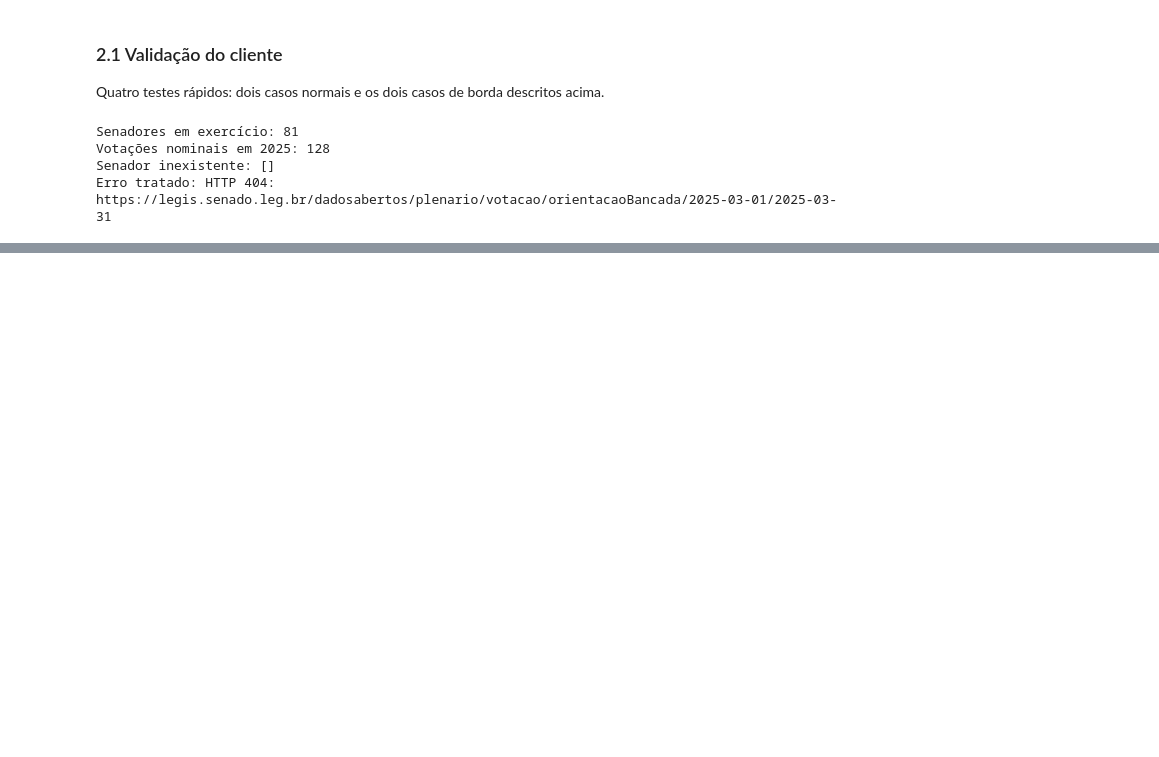
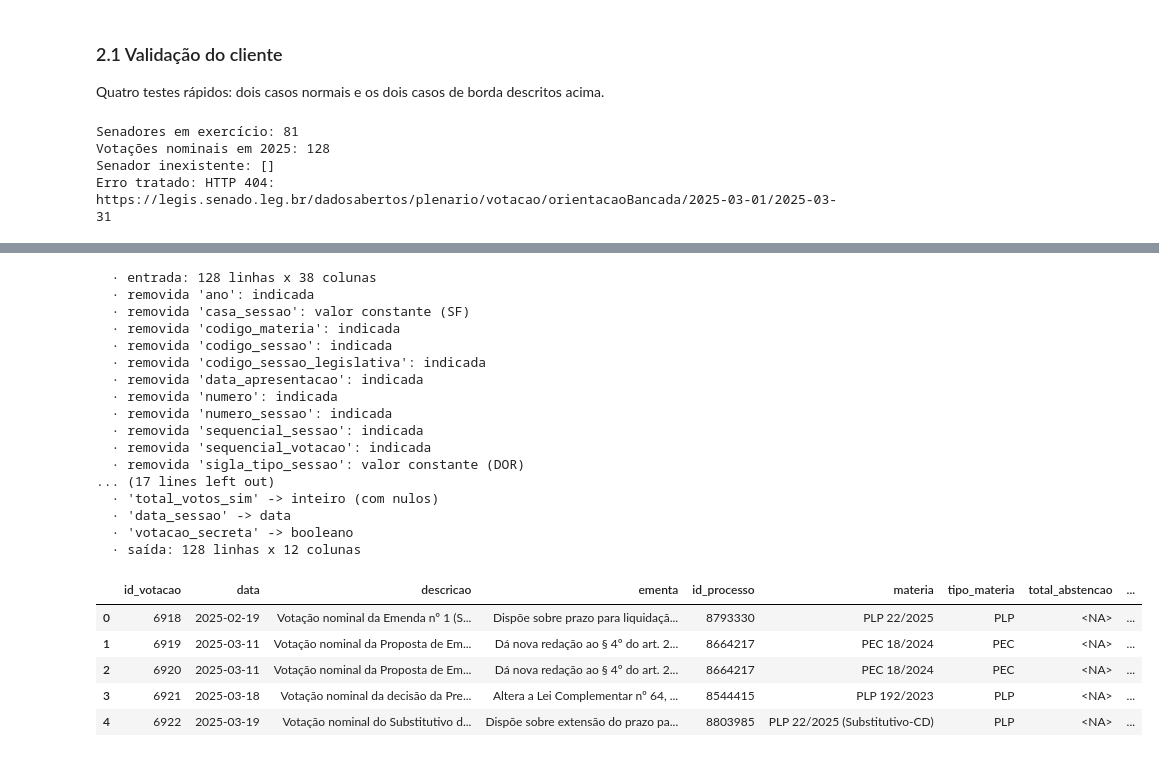
Before and after one commit to pedrob21/Aleon-Challenge, a Jupyter notebook: challenge.ipynb, the cells around one changed output, grey strips where cells are left out. Drawn from its saved outputs; the diff is of its cells as text; code cells hidden in the pictures; blank space fills up the shorter version.

```diff
--- a/challenge.ipynb
+++ b/challenge.ipynb
@@ -120,0 +473,62 @@ Erro tratado: HTTP 404: https://legis.senado.leg.br/dadosabertos/plenario/votaca
+# %%
+TIPOS_MATERIA: dict[str, str] = {
+    "MSF": "Mensagem (indicação de autoridade)",
+    "OFS": "Ofício (indicação de autoridade)",
+    "PEC": "Proposta de Emenda à Constituição",
+    "PLP": "Projeto de Lei Complementar",
+    "PL": "Projeto de Lei",
+    "MPV": "Medida Provisória",
+    "RQS": "Requerimento",
+}
+COLUNAS_VOTACAO: dict[str, str] = {
+    "codigo_sessao_votacao": "id_votacao",
+    "data_sessao": "data",
+    "sigla": "tipo_materia",
+    "identificacao": "materia",
+    "descricao_votacao": "descricao",
+    "votacao_secreta": "secreta",
+    "resultado_votacao": "resultado",
+    "total_votos_sim": "total_sim",
+    "total_votos_nao": "total_nao",
+    "total_votos_abstencao": "total_abstencao",
+}
+TOTAIS: list[str] = ["total_sim", "total_nao", "total_abstencao"]
+
+votacoes, relatorio = limpar(
+    pd.json_normalize(votacoes_raw),
+    remover=["informe_legislativo*", "codigo_sessao", "codigo_sessao_legislativa", "codigo_materia",
+             "sequencial_*", "numero*", "data_apresentacao", "ano"],
+    renomear=COLUNAS_VOTACAO,
+    chave_duplicata=["codigo_sessao_votacao"],
+)
+mostrar(relatorio)
+
+# regras do domínio
+votacoes["aprovada"] = votacoes.pop("resultado").eq("A")
+votacoes["tipo_materia_desc"] = votacoes["tipo_materia"].map(TIPOS_MATERIA).fillna(votacoes["tipo_materia"])
+votacoes = votacoes.sort_values("data").reset_index(drop=True)
+votacoes.head()
+# %% [output]
+  · entrada: 128 linhas x 38 colunas
+  · removida 'ano': indicada
+  · removida 'casa_sessao': valor constante (SF)
+  · removida 'codigo_materia': indicada
+  · removida 'codigo_sessao': indicada
+  · removida 'codigo_sessao_legislativa': indicada
+  · removida 'data_apresentacao': indicada
+  · removida 'numero': indicada
+  · removida 'numero_sessao': indicada
+  · removida 'sequencial_sessao': indicada
+  · removida 'sequencial_votacao': indicada
+  · removida 'sigla_tipo_sessao': valor constante (DOR)
+... (17 lines left out)
+  · 'total_votos_sim' -> inteiro (com nulos)
+  · 'data_sessao' -> data
+  · 'votacao_secreta' -> booleano
+  · saída: 128 linhas x 12 colunas
+|  | id_votacao | data | descricao | ementa | id_processo | materia | tipo_materia | total_abstencao | ... |
+| 0 | 6918 | 2025-02-19 | Votação nominal da Emenda nº 1 (S... | Dispõe sobre prazo para liquidaçã... | 8793330 | PLP 22/2025 | PLP | <NA> | ... |
+| 1 | 6919 | 2025-03-11 | Votação nominal da Proposta de Em... | Dá nova redação ao § 4º do art. 2... | 8664217 | PEC 18/2024 | PEC | <NA> | ... |
+| 2 | 6920 | 2025-03-11 | Votação nominal da Proposta de Em... | Dá nova redação ao § 4º do art. 2... | 8664217 | PEC 18/2024 | PEC | <NA> | ... |
+| 3 | 6921 | 2025-03-18 | Votação nominal da decisão da Pre... | Altera a Lei Complementar nº 64, ... | 8544415 | PLP 192/2023 | PLP | <NA> | ... |
+| 4 | 6922 | 2025-03-19 | Votação nominal do Substitutivo d... | Dispõe sobre extensão do prazo pa... | 8803985 | PLP 22/2025 (Substitutivo-CD) | PLP | <NA> | ... |
```
Also changed, not shown: parts of 21 cells of this notebook.
